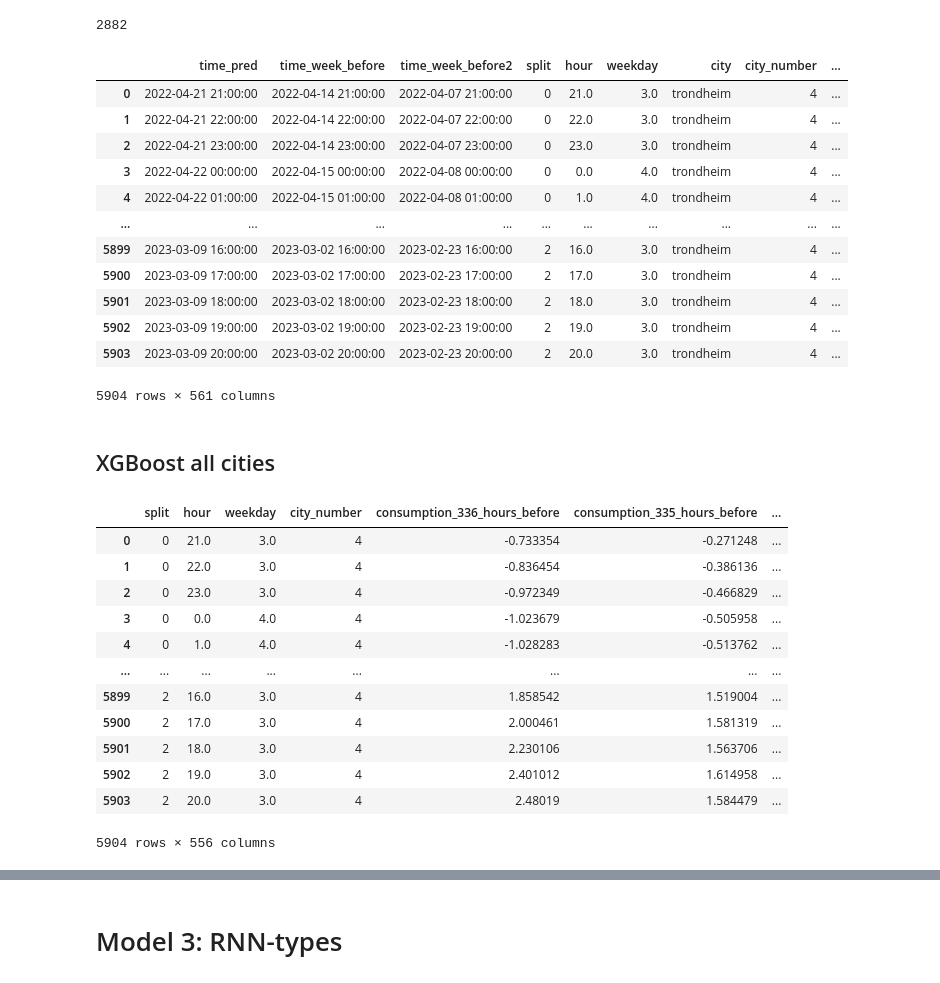
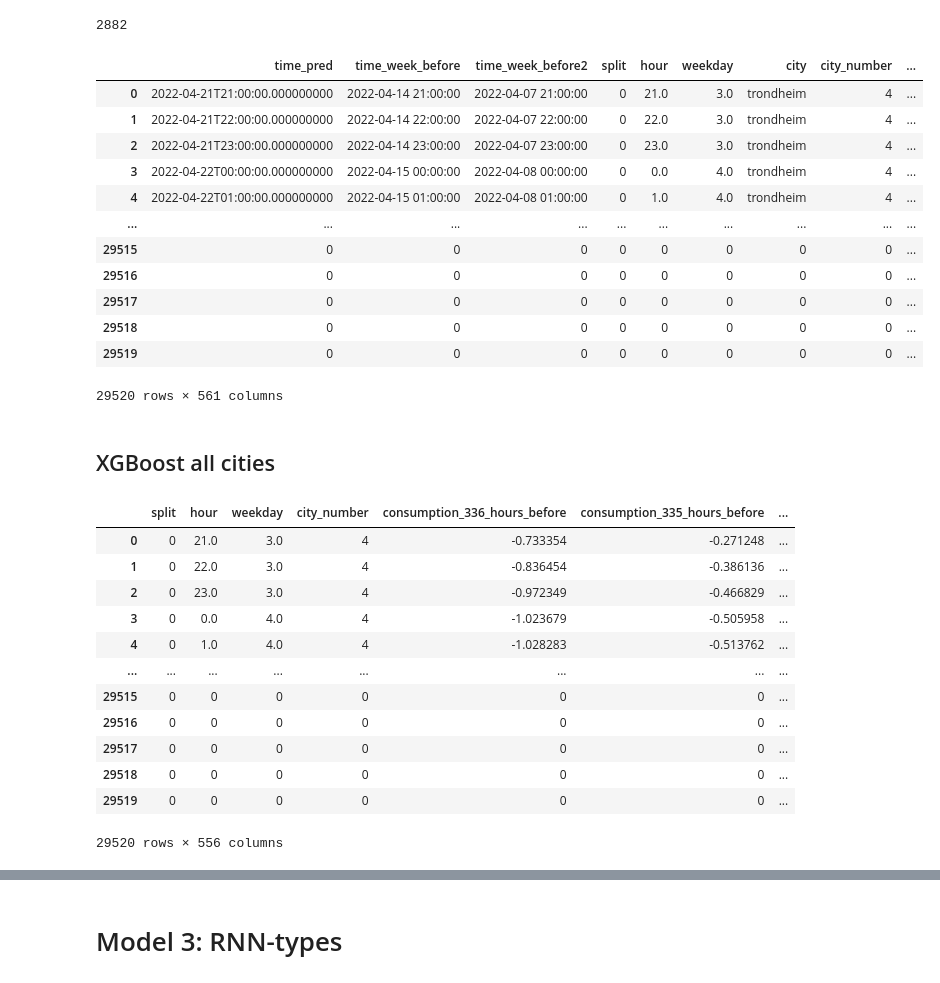
Before and after one commit to SigmaDerivative/energy-consumption-forecast, a Jupyter notebook: analysis.ipynb, the cells around one changed output, grey strips where cells are left out. Cells and saved outputs as stored; diff of their text form; code cells hidden in the pictures.

```diff
--- a/analysis.ipynb
+++ b/analysis.ipynb
@@ -586,23 +586,23 @@ def create_feature_matrix(df, times, cities, is_train):
 
     # Pre-allocate feature arrays with the correct size
     num_features = 9 + consumption_idxs.shape[0] + temp_idxs.shape[0] # basic features + consumption and temp for each hour
-    features = np.zeros(((split_length) * num_splits, num_features), dtype=object)
+    features = np.zeros(((split_length) * num_splits * num_cities, num_features), dtype=object)
     # Fill in the feature values
-    for city_idx, city in enumerate(cities):
+    for split in range(num_splits):
         for i in range(offset, num_times):
-            for split in range(num_splits):
+            for city_idx, city in enumerate(cities):
                 time_pred = times[split, i]
-                features[(split * split_length) + (i - offset), 0] = times[split, i]
-                features[(split * split_length) + (i - offset), 1] = times[split, i] - pd.Timedelta(days=7) # alt1
-                features[(split * split_length) + (i - offset), 2] = time_index[time_index.get_loc(times[split, i]) - 24*14] # alt2
-                features[(split * split_length) + (i - offset), 3] = split
-                features[(split * split_length) + (i - offset), 4] = df.loc[time_pred, 'hour']
-                features[(split * split_length) + (i - offset), 5] = df.loc[time_pred, 'weekday']
-                features[(split * split_length) + (i - offset), 6] = city
-                features[(split * split_length) + (i - offset), 7] = city_idx
-                features[(split * split_length) + (i - offset), 8] = df.loc[time_pred, f'{city}_consumption']
-                features[(split * split_length) + (i - offset), 9:(9+len(consumption_idxs))] = df.loc[time_pred + pd.to_timedelta(consumption_idxs, unit='H'), f'{city}_consumption'].values
-                features[(split * split_length) + (i - offset), (9+len(consumption_idxs)):] = df.loc[time_pred + pd.to_timedelta(temp_idxs, unit='H'), f'{city}_temp'].values
+                features[(split * split_length * num_cities) + (i - offset + city_idx * split_length), 0] = times[split, i]
+                features[(split * split_length * num_cities) + (i - offset + city_idx * split_length), 1] = times[split, i] - pd.Timedelta(days=7) # alt1
+                features[(split * split_length * num_cities) + (i - offset + city_idx * split_length), 2] = time_index[time_index.get_loc(times[split, i]) - 24*14] # alt2
+                features[(split * split_length * num_cities) + (i - offset + city_idx * split_length), 3] = split
+                features[(split * split_length * num_cities) + (i - offset + city_idx * split_length), 4] = df.loc[time_pred, 'hour']
+                features[(split * split_length * num_cities) + (i - offset + city_idx * split_length), 5] = df.loc[time_pred, 'weekday']
+                features[(split * split_length * num_cities) + (i - offset + city_idx * split_length), 6] = city
+                features[(split * split_length * num_cities) + (i - offset + city_idx * split_length), 7] = city_idx
+                features[(split * split_length * num_cities) + (i - offset + city_idx * split_length), 8] = df.loc[time_pred, f'{city}_consumption']
+                features[(split * split_length * num_cities) + (i - offset + city_idx * split_length), 9:(9+len(consumption_idxs))] = df.loc[time_pred + pd.to_timedelta(consumption_idxs, unit='H'), f'{city}_consumption'].values
+                features[(split * split_length * num_cities) + (i - offset + city_idx * split_length), (9+len(consumption_idxs)):] = df.loc[time_pred + pd.to_timedelta(temp_idxs, unit='H'), f'{city}_temp'].values
 
     # Reshape the features to a 2D array where each row is a single sample
     features = features.reshape(-1, num_features)
@@ -611,45 +611,45 @@ def create_feature_matrix(df, times, cities, is_train):
     feature_dict = {
         'time_pred': features[:, 0],
         'time_week_before': features[:, 1],
         'time_week_before2': features[:, 2],
         'split': features[:, 3],
         'hour': features[:, 4],
         'weekday': features[:, 5],
         'city': features[:, 6],
         'city_number' : features[:, 7],
         'y': features[:, 8]
     }
 
     # Add consumption and temperature features
     for h, idx in enumerate(consumption_idxs, start=1):
         feature_dict[f'consumption_{-idx}_hours_before'] = features[:, 7+h]
     for h, idx in enumerate(temp_idxs, start=1):
         feature_dict[f'temp_{-idx}_hours_before'] = features[:, 7+h]
 
     return pd.DataFrame(feature_dict)
 
 def tabulize_data(df, train_val_times, test_times, cities):
     train_val_df = create_feature_matrix(df, train_val_times, cities, True)
     test_df = create_feature_matrix(df, test_times, cities, False)
     return train_val_df, test_df
 
 # Example usage
 train_val_tabulized_df, test_tabulized_df = tabulize_data(df, train_val_times, test_times, cities)
 train_val_tabulized_df
 # %% [output]
 |  | time_pred | time_week_before | time_week_before2 | split | hour | weekday | city | city_number | ... |
-| 0 | 2022-04-21 21:00:00 | 2022-04-14 21:00:00 | 2022-04-07 21:00:00 | 0 | 21.0 | 3.0 | trondheim | 4 | ... |
-| 1 | 2022-04-21 22:00:00 | 2022-04-14 22:00:00 | 2022-04-07 22:00:00 | 0 | 22.0 | 3.0 | trondheim | 4 | ... |
-| 2 | 2022-04-21 23:00:00 | 2022-04-14 23:00:00 | 2022-04-07 23:00:00 | 0 | 23.0 | 3.0 | trondheim | 4 | ... |
-| 3 | 2022-04-22 00:00:00 | 2022-04-15 00:00:00 | 2022-04-08 00:00:00 | 0 | 0.0 | 4.0 | trondheim | 4 | ... |
-| 4 | 2022-04-22 01:00:00 | 2022-04-15 01:00:00 | 2022-04-08 01:00:00 | 0 | 1.0 | 4.0 | trondheim | 4 | ... |
+| 0 | 2022-04-21T21:00:00.000000000 | 2022-04-14 21:00:00 | 2022-04-07 21:00:00 | 0 | 21.0 | 3.0 | trondheim | 4 | ... |
+| 1 | 2022-04-21T22:00:00.000000000 | 2022-04-14 22:00:00 | 2022-04-07 22:00:00 | 0 | 22.0 | 3.0 | trondheim | 4 | ... |
+| 2 | 2022-04-21T23:00:00.000000000 | 2022-04-14 23:00:00 | 2022-04-07 23:00:00 | 0 | 23.0 | 3.0 | trondheim | 4 | ... |
+| 3 | 2022-04-22T00:00:00.000000000 | 2022-04-15 00:00:00 | 2022-04-08 00:00:00 | 0 | 0.0 | 4.0 | trondheim | 4 | ... |
+| 4 | 2022-04-22T01:00:00.000000000 | 2022-04-15 01:00:00 | 2022-04-08 01:00:00 | 0 | 1.0 | 4.0 | trondheim | 4 | ... |
 | ... | ... | ... | ... | ... | ... | ... | ... | ... | ... |
-| 5899 | 2023-03-09 16:00:00 | 2023-03-02 16:00:00 | 2023-02-23 16:00:00 | 2 | 16.0 | 3.0 | trondheim | 4 | ... |
-| 5900 | 2023-03-09 17:00:00 | 2023-03-02 17:00:00 | 2023-02-23 17:00:00 | 2 | 17.0 | 3.0 | trondheim | 4 | ... |
-| 5901 | 2023-03-09 18:00:00 | 2023-03-02 18:00:00 | 2023-02-23 18:00:00 | 2 | 18.0 | 3.0 | trondheim | 4 | ... |
-| 5902 | 2023-03-09 19:00:00 | 2023-03-02 19:00:00 | 2023-02-23 19:00:00 | 2 | 19.0 | 3.0 | trondheim | 4 | ... |
-| 5903 | 2023-03-09 20:00:00 | 2023-03-02 20:00:00 | 2023-02-23 20:00:00 | 2 | 20.0 | 3.0 | trondheim | 4 | ... |
+| 29515 | 0 | 0 | 0 | 0 | 0 | 0 | 0 | 0 | ... |
+| 29516 | 0 | 0 | 0 | 0 | 0 | 0 | 0 | 0 | ... |
+| 29517 | 0 | 0 | 0 | 0 | 0 | 0 | 0 | 0 | ... |
+| 29518 | 0 | 0 | 0 | 0 | 0 | 0 | 0 | 0 | ... |
+| 29519 | 0 | 0 | 0 | 0 | 0 | 0 | 0 | 0 | ... |
-5904 rows × 561 columns
+29520 rows × 561 columns
 # %% [markdown]
 ## XGBoost all cities
 # %%
@@ -673,12 +673,12 @@ X_train
 | 3 | 0 | 0.0 | 4.0 | 4 | -1.023679 | -0.505958 | ... |
 | 4 | 0 | 1.0 | 4.0 | 4 | -1.028283 | -0.513762 | ... |
 | ... | ... | ... | ... | ... | ... | ... | ... |
-| 5899 | 2 | 16.0 | 3.0 | 4 | 1.858542 | 1.519004 | ... |
-| 5900 | 2 | 17.0 | 3.0 | 4 | 2.000461 | 1.581319 | ... |
-| 5901 | 2 | 18.0 | 3.0 | 4 | 2.230106 | 1.563706 | ... |
-| 5902 | 2 | 19.0 | 3.0 | 4 | 2.401012 | 1.614958 | ... |
-| 5903 | 2 | 20.0 | 3.0 | 4 | 2.48019 | 1.584479 | ... |
+| 29515 | 0 | 0 | 0 | 0 | 0 | 0 | ... |
+| 29516 | 0 | 0 | 0 | 0 | 0 | 0 | ... |
+| 29517 | 0 | 0 | 0 | 0 | 0 | 0 | ... |
+| 29518 | 0 | 0 | 0 | 0 | 0 | 0 | ... |
+| 29519 | 0 | 0 | 0 | 0 | 0 | 0 | ... |
-5904 rows × 556 columns
+29520 rows × 556 columns
 # %%
 import xgboost as xgb
 # %%
```
Also changed, not shown: parts of 3 cells of this notebook.
